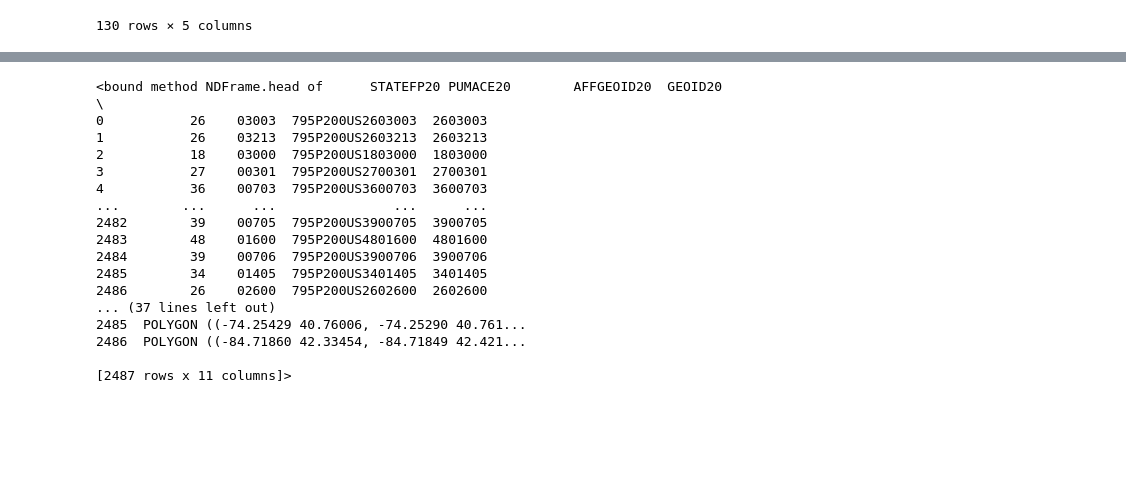
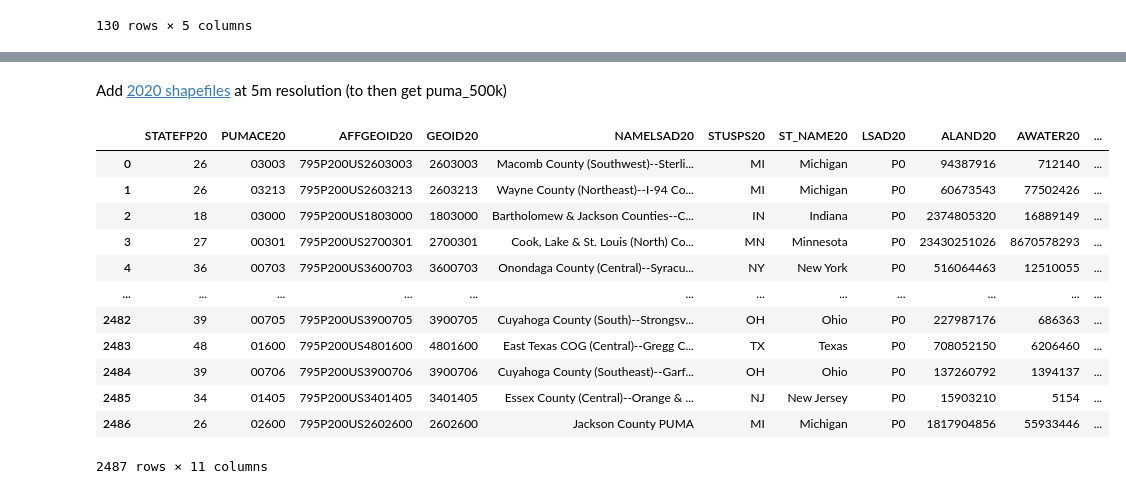
Before and after one commit to wrynearson/us-census-language, a Jupyter notebook: example2.ipynb, the cells around one changed output, grey strips where cells are left out. Saved outputs shown, nothing was run; the diff lists cells and outputs as text; code cells hidden in the pictures; blank space fills up the shorter version.

```diff
--- a/example2.ipynb
+++ b/example2.ipynb
@@ -105,21 +94,19 @@ geos
+# %% [markdown]
+Add [2020 shapefiles](https://www.census.gov/geographies/mapping-files/time-series/geo/cartographic-boundary.2020.html#list-tab-1883739534) at 5m resolution (to then get puma_500k)
 # %%
 shp = gpd.read_file('geos/cb_2020_us_puma20_500k.zip')
-shp.head
+shp
 # %% [output]
+|  | STATEFP20 | PUMACE20 | AFFGEOID20 | GEOID20 | NAMELSAD20 | STUSPS20 | ST_NAME20 | LSAD20 | ALAND20 | AWATER20 | ... |
+| 0 | 26 | 03003 | 795P200US2603003 | 2603003 | Macomb County (Southwest)--Sterli... | MI | Michigan | P0 | 94387916 | 712140 | ... |
+| 1 | 26 | 03213 | 795P200US2603213 | 2603213 | Wayne County (Northeast)--I-94 Co... | MI | Michigan | P0 | 60673543 | 77502426 | ... |
+| 2 | 18 | 03000 | 795P200US1803000 | 1803000 | Bartholomew & Jackson Counties--C... | IN | Indiana | P0 | 2374805320 | 16889149 | ... |
+| 3 | 27 | 00301 | 795P200US2700301 | 2700301 | Cook, Lake & St. Louis (North) Co... | MN | Minnesota | P0 | 23430251026 | 8670578293 | ... |
+| 4 | 36 | 00703 | 795P200US3600703 | 3600703 | Onondaga County (Central)--Syracu... | NY | New York | P0 | 516064463 | 12510055 | ... |
+| ... | ... | ... | ... | ... | ... | ... | ... | ... | ... | ... | ... |
+| 2482 | 39 | 00705 | 795P200US3900705 | 3900705 | Cuyahoga County (South)--Strongsv... | OH | Ohio | P0 | 227987176 | 686363 | ... |
+| 2483 | 48 | 01600 | 795P200US4801600 | 4801600 | East Texas COG (Central)--Gregg C... | TX | Texas | P0 | 708052150 | 6206460 | ... |
+| 2484 | 39 | 00706 | 795P200US3900706 | 3900706 | Cuyahoga County (Southeast)--Garf... | OH | Ohio | P0 | 137260792 | 1394137 | ... |
+| 2485 | 34 | 01405 | 795P200US3401405 | 3401405 | Essex County (Central)--Orange & ... | NJ | New Jersey | P0 | 15903210 | 5154 | ... |
+| 2486 | 26 | 02600 | 795P200US2602600 | 2602600 | Jackson County PUMA | MI | Michigan | P0 | 1817904856 | 55933446 | ... |
-<bound method NDFrame.head of      STATEFP20 PUMACE20        AFFGEOID20  GEOID20  \
-0           26    03003  795P200US2603003  2603003
-1           26    03213  795P200US2603213  2603213
-2           18    03000  795P200US1803000  1803000
-3           27    00301  795P200US2700301  2700301
-4           36    00703  795P200US3600703  3600703
-...        ...      ...               ...      ...
-2482        39    00705  795P200US3900705  3900705
-2483        48    01600  795P200US4801600  4801600
-2484        39    00706  795P200US3900706  3900706
-2485        34    01405  795P200US3401405  3401405
-2486        26    02600  795P200US2602600  2602600
-... (37 lines left out)
-2485  POLYGON ((-74.25429 40.76006, -74.25290 40.761...
-2486  POLYGON ((-84.71860 42.33454, -84.71849 42.421...
-
-[2487 rows x 11 columns]>
+2487 rows × 11 columns
```
Also changed, not shown: parts of 8 cells of this notebook, 1 other file.
